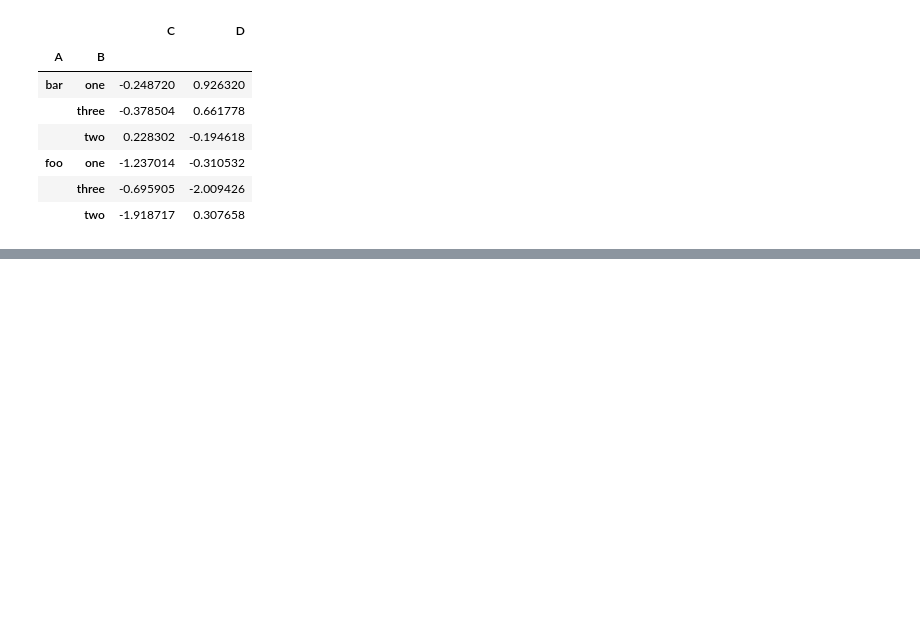
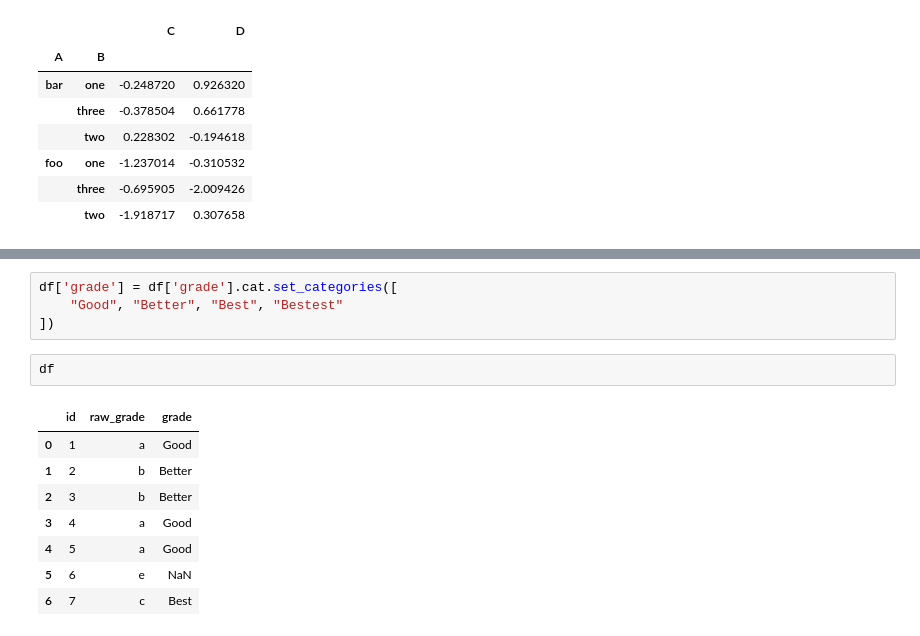
Before and after one commit to kamranshahid56-tech/Python_Practice-Numpy-Pandas-, a Jupyter notebook: python_practice.ipynb, the cells around one changed output, grey strips where cells are left out. Drawn from its saved outputs; the diff is of its cells as text; blank space fills up the shorter version.

```diff
--- a/python_practice.ipynb
+++ b/python_practice.ipynb
@@ -2612,0 +2649,15 @@ df.groupby(["A","B"]).sum()
+# %%
+df['grade'] = df['grade'].cat.set_categories([
+    "Good", "Better", "Best", "Bestest"
+])
+# %%
+df
+# %% [output]
+|  | id | raw_grade | grade |
+| 0 | 1 | a | Good |
+| 1 | 2 | b | Better |
+| 2 | 3 | b | Better |
+| 3 | 4 | a | Good |
+| 4 | 5 | a | Good |
+| 5 | 6 | e | NaN |
+| 6 | 7 | c | Best |
```
Also changed, not shown: parts of 20 cells of this notebook.
